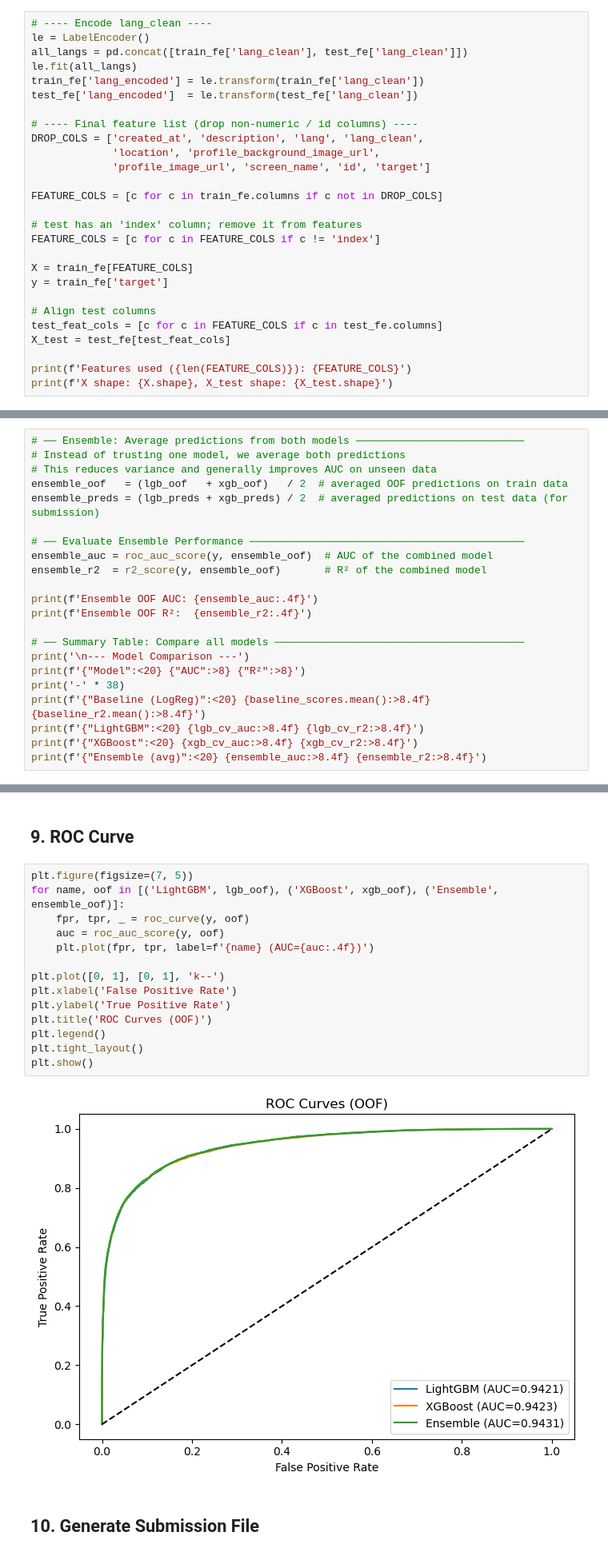
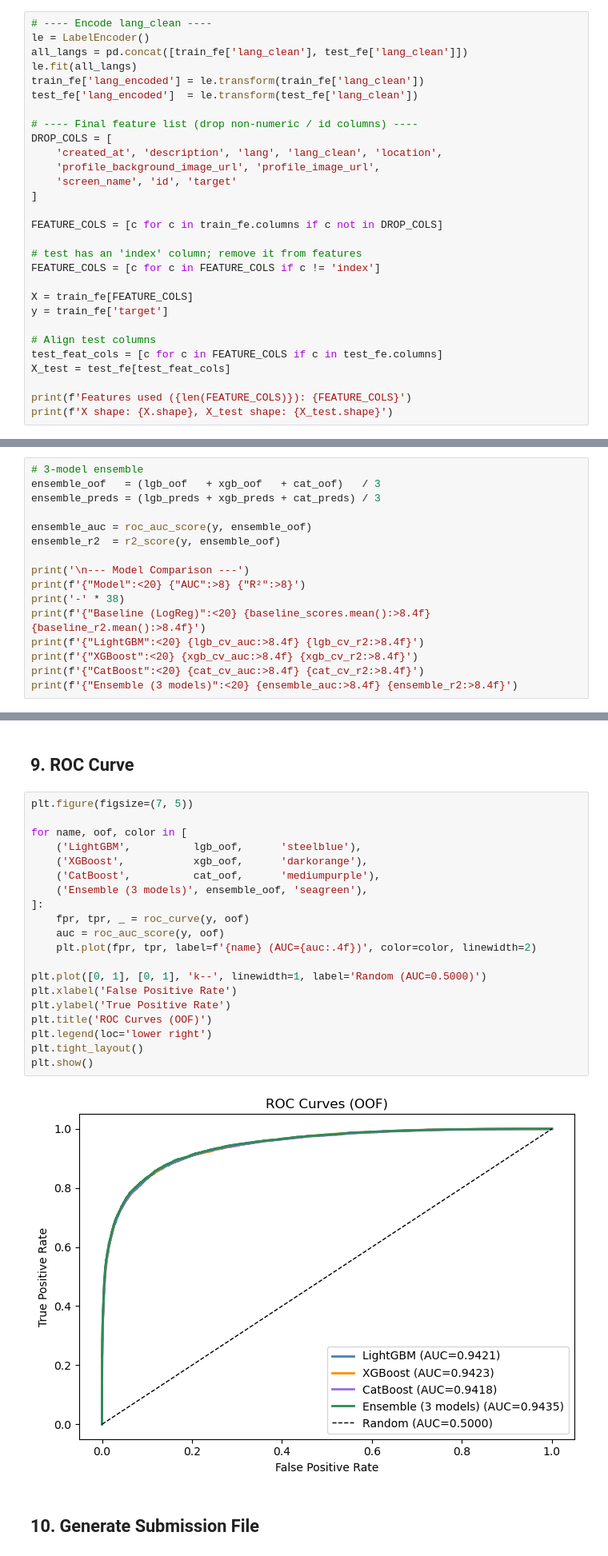
Before and after one commit to haunk/Twitter-Bot-account-prediction, a Jupyter notebook: twitter_bot_detection.ipynb, the cells around one changed output, grey strips where cells are left out. Shown at 80% size. Drawn from its saved outputs; the diff is of its cells as text.

Commit message:
9435_93771. Remove log transformation, add CatBoost

```diff
--- a/twitter_bot_detection.ipynb
+++ b/twitter_bot_detection.ipynb
@@ -262,9 +249,11 @@ train_fe['lang_encoded'] = le.transform(train_fe['lang_clean'])
 test_fe['lang_encoded']  = le.transform(test_fe['lang_clean'])
 
 # ---- Final feature list (drop non-numeric / id columns) ----
-DROP_COLS = ['created_at', 'description', 'lang', 'lang_clean',
-             'location', 'profile_background_image_url',
-             'profile_image_url', 'screen_name', 'id', 'target']
+DROP_COLS = [
+    'created_at', 'description', 'lang', 'lang_clean', 'location',
+    'profile_background_image_url', 'profile_image_url',
+    'screen_name', 'id', 'target'
+]
 
 FEATURE_COLS = [c for c in train_fe.columns if c not in DROP_COLS]
 
@@ -449,23 +484,17 @@ XGBoost  OOF R²:  0.6186
 # %%
-# ── Ensemble: Average predictions from both models ───────────────────────────
-# Instead of trusting one model, we average both predictions
-# This reduces variance and generally improves AUC on unseen data
-ensemble_oof   = (lgb_oof   + xgb_oof)   / 2  # averaged OOF predictions on train data
-ensemble_preds = (lgb_preds + xgb_preds) / 2  # averaged predictions on test data (for submission)
+# 3-model ensemble
+ensemble_oof   = (lgb_oof   + xgb_oof   + cat_oof)   / 3
+ensemble_preds = (lgb_preds + xgb_preds + cat_preds) / 3
 
-# ── Evaluate Ensemble Performance ────────────────────────────────────────────
-ensemble_auc = roc_auc_score(y, ensemble_oof)  # AUC of the combined model
-ensemble_r2  = r2_score(y, ensemble_oof)       # R² of the combined model
+ensemble_auc = roc_auc_score(y, ensemble_oof)
+ensemble_r2  = r2_score(y, ensemble_oof)
 
-print(f'Ensemble OOF AUC: {ensemble_auc:.4f}')
-print(f'Ensemble OOF R²:  {ensemble_r2:.4f}')
-
-# ── Summary Table: Compare all models ────────────────────────────────────────
 print('\n--- Model Comparison ---')
 print(f'{"Model":<20} {"AUC":>8} {"R²":>8}')
 print('-' * 38)
 print(f'{"Baseline (LogReg)":<20} {baseline_scores.mean():>8.4f} {baseline_r2.mean():>8.4f}')
 print(f'{"LightGBM":<20} {lgb_cv_auc:>8.4f} {lgb_cv_r2:>8.4f}')
 print(f'{"XGBoost":<20} {xgb_cv_auc:>8.4f} {xgb_cv_r2:>8.4f}')
-print(f'{"Ensemble (avg)":<20} {ensemble_auc:>8.4f} {ensemble_r2:>8.4f}')
+print(f'{"CatBoost":<20} {cat_cv_auc:>8.4f} {cat_cv_r2:>8.4f}')
+print(f'{"Ensemble (3 models)":<20} {ensemble_auc:>8.4f} {ensemble_r2:>8.4f}')
 # %% [output]
@@ -548,20 +579,26 @@ plt.show()
 ## 9. ROC Curve
 # %%
 plt.figure(figsize=(7, 5))
-for name, oof in [('LightGBM', lgb_oof), ('XGBoost', xgb_oof), ('Ensemble', ensemble_oof)]:
+
+for name, oof, color in [
+    ('LightGBM',          lgb_oof,      'steelblue'),
+    ('XGBoost',           xgb_oof,      'darkorange'),
+    ('CatBoost',          cat_oof,      'mediumpurple'),
+    ('Ensemble (3 models)', ensemble_oof, 'seagreen'),
+]:
     fpr, tpr, _ = roc_curve(y, oof)
     auc = roc_auc_score(y, oof)
-    plt.plot(fpr, tpr, label=f'{name} (AUC={auc:.4f})')
+    plt.plot(fpr, tpr, label=f'{name} (AUC={auc:.4f})', color=color, linewidth=2)
 
-plt.plot([0, 1], [0, 1], 'k--')
+plt.plot([0, 1], [0, 1], 'k--', linewidth=1, label='Random (AUC=0.5000)')
 plt.xlabel('False Positive Rate')
 plt.ylabel('True Positive Rate')
 plt.title('ROC Curves (OOF)')
-plt.legend()
+plt.legend(loc='lower right')
 plt.tight_layout()
 plt.show()
 # %% [output]
-[figure, old version]
+[figure, new version]
 # %% [markdown]
 ## 10. Generate Submission File
 # %%
```
Also changed, not shown: parts of 18 cells of this notebook.
